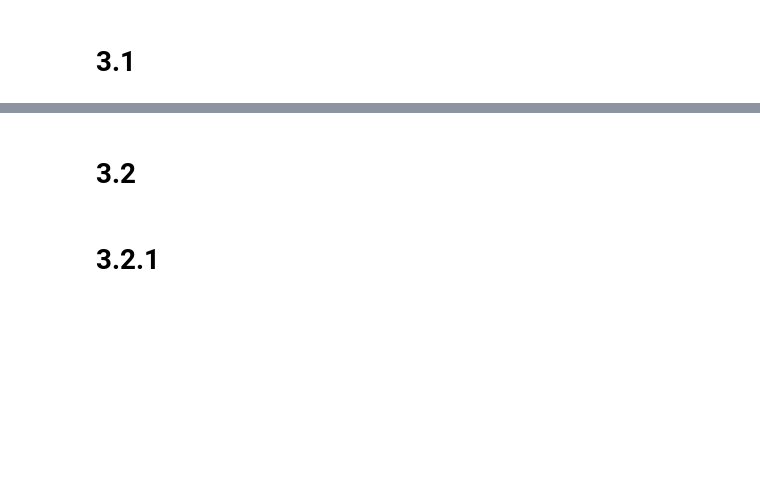
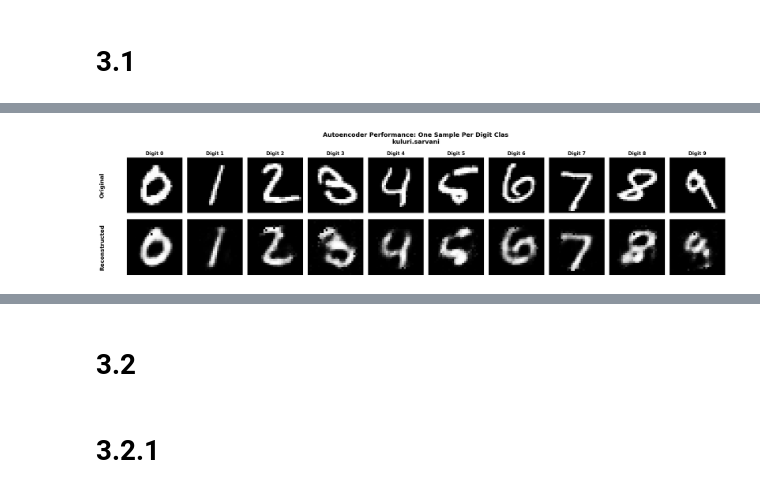
Before and after one commit to rohithasarvani/dummy-smai, a Jupyter notebook: 3.ipynb, the cells around one changed output, grey strips where cells are left out. Cells and saved outputs as stored; diff of their text form; code cells hidden in the pictures; blank space fills up the shorter version.

```diff
--- a/3.ipynb
+++ b/3.ipynb
@@ -670,34 +737,36 @@ def visualize_single_reconstruction_per_digit(autoencoder, X_test, y_test, save_
         axes[0, digit].set_title(f'Digit {digit}', fontsize=11, fontweight='bold')
         axes[0, digit].axis('off')
 
         # Plot reconstruction (bottom row)
         axes[1, digit].imshow(reconstructed_img, cmap='gray')
         axes[1, digit].axis('off')
 
     # Add row labels
     axes[0, 0].text(-0.5, 0.5, 'Original', fontsize=13, fontweight='bold',
                    rotation=90, transform=axes[0, 0].transAxes,
                    verticalalignment='center')
     axes[1, 0].text(-0.5, 0.5, 'Reconstructed', fontsize=13, fontweight='bold',
                    rotation=90, transform=axes[1, 0].transAxes,
                    verticalalignment='center')
 
-    plt.suptitle('Autoencoder Performance: One Sample Per Digit Class',
+    plt.suptitle('Autoencoder Performance: One Sample Per Digit Clas\nkuluri.sarvani',
                 fontsize=14, fontweight='bold')
     plt.tight_layout()
 
     if save_path:
         plt.savefig(save_path, dpi=150, bbox_inches='tight')
         print(f"Visualization saved to: {save_path}")
 
     plt.show()
 
 # Visualize one sample per digit
 visualize_single_reconstruction_per_digit(
     autoencoder=autoencoder,
     X_test=X_test,
     y_test=y_test
 )
+# %% [output]
+[figure, added]
 # %%
 # Cell 8 - Compute and Visualize Reconstruction Error by Digit
 def compute_reconstruction_error_by_digit(autoencoder, X_test, y_test):
```
Also changed, not shown: parts of 23 cells of this notebook.
